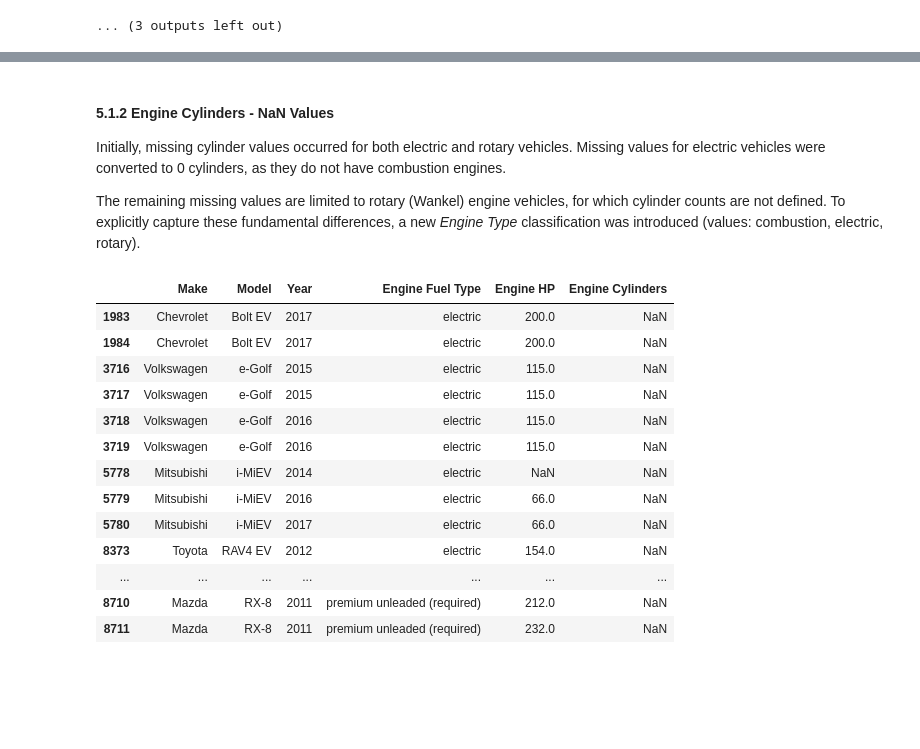
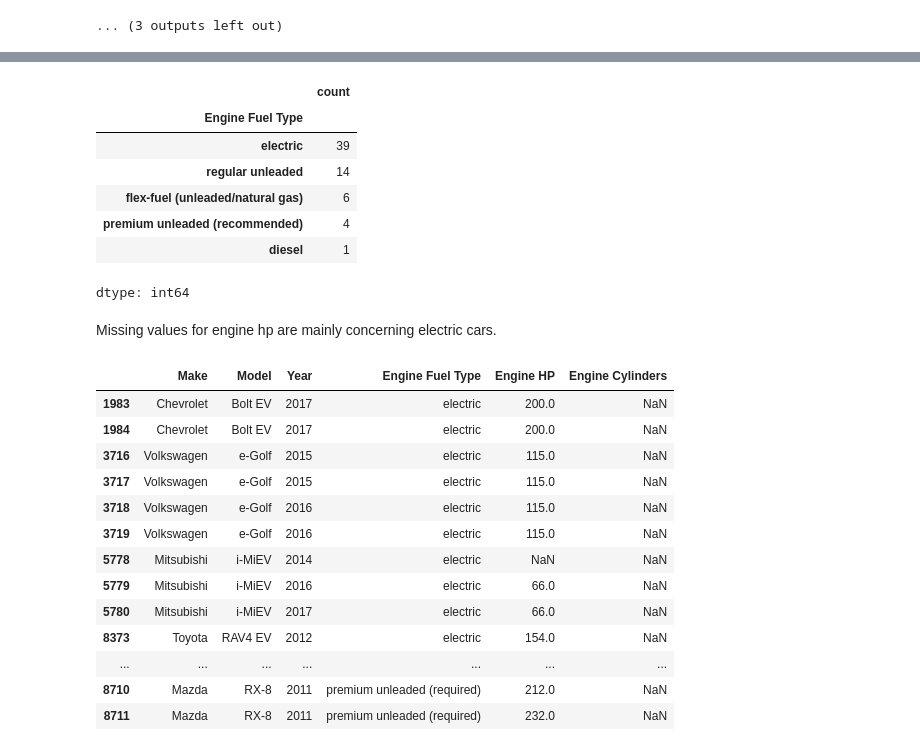
Before and after one commit to t-jor/car-market-analysis, a Jupyter notebook: notebooks/car_market_analysis.ipynb, the cells around one changed output, grey strips where cells are left out. Saved outputs shown, nothing was run; the diff lists cells and outputs as text; code cells hidden in the pictures; blank space fills up the shorter version.

```diff
--- a/notebooks/car_market_analysis.ipynb
+++ b/notebooks/car_market_analysis.ipynb
@@ -380,10 +208,15 @@ pd.crosstab(df_car_raw["Engine Fuel Type"], df_car_raw["Engine Cylinders"] == 0)
-# %% [markdown]
-#### **5.1.2 Engine Cylinders - NaN Values**
-Initially, missing cylinder values occurred for both electric and rotary vehicles.
-Missing values for electric vehicles were converted to 0 cylinders, as they do not
-have combustion engines.
-
-The remaining missing values are limited to rotary (Wankel) engine vehicles, for which
-cylinder counts are not defined. To explicitly capture these fundamental differences,
-a new *Engine Type* classification was introduced (values: combustion, electric, rotary).
+# %%
+# Check missing values for Engine HP by Engine Fuel Type
+df_car_clean.loc[df_car_clean["Engine HP"].isna(), "Engine Fuel Type"].value_counts()
+# %% [output]
+|  | count |
+| Engine Fuel Type |  |
+| electric | 39 |
+| regular unleaded | 14 |
+| flex-fuel (unleaded/natural gas) | 6 |
+| premium unleaded (recommended) | 4 |
+| diesel | 1 |
+dtype: int64
+# %% [markdown]
+Missing values for engine hp are mainly concerning electric cars.
 # %%
```
Also changed, not shown: parts of 105 cells of this notebook.
